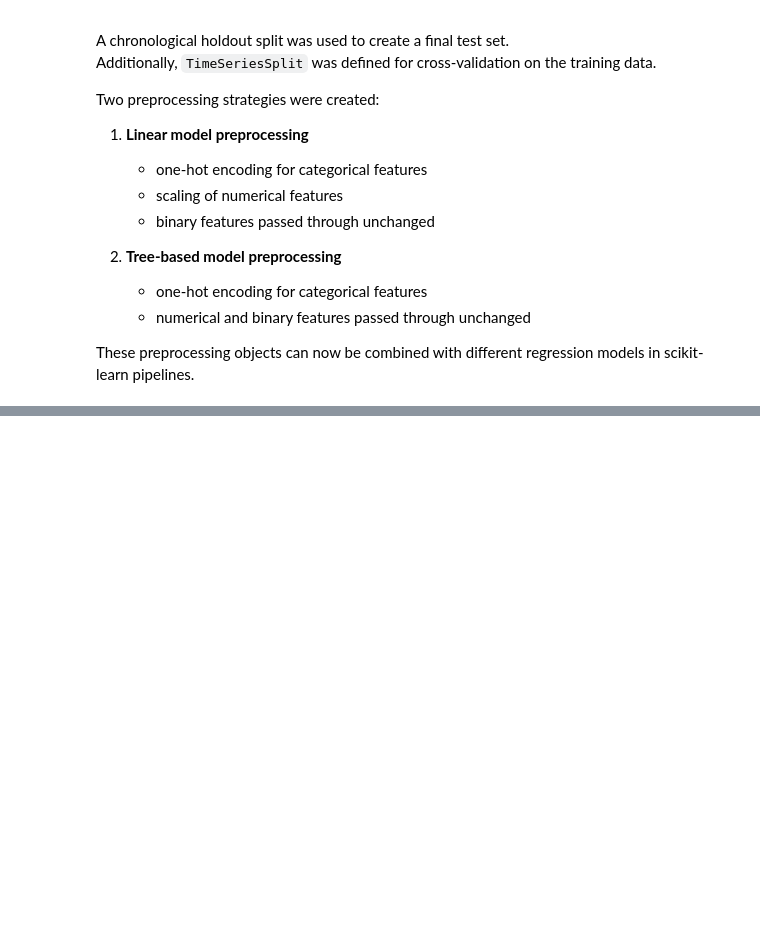
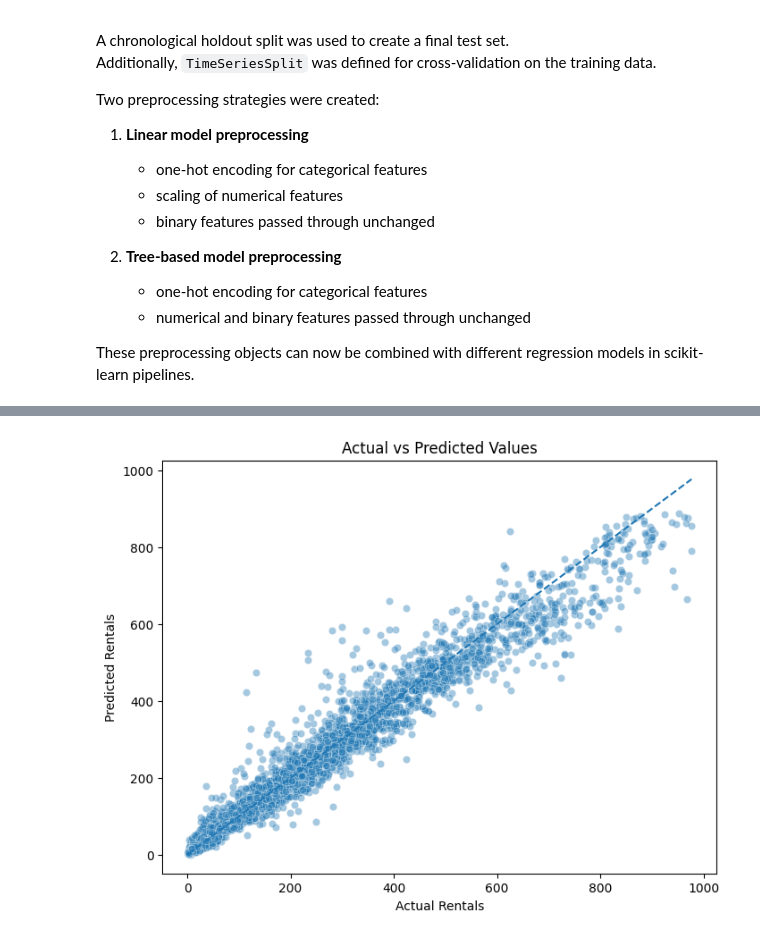
Before and after one commit to BoehmPa/AI_ML_Project, a Jupyter notebook: Feature_Engineering_and_Modeling.ipynb, the cells around one changed output, grey strips where cells are left out. Saved outputs shown, nothing was run; the diff lists cells and outputs as text; code cells hidden in the pictures; blank space fills up the shorter version.

```diff
--- a/Feature_Engineering_and_Modeling.ipynb
+++ b/Feature_Engineering_and_Modeling.ipynb
@@ -922,0 +1298,14 @@ These preprocessing objects can now be combined with different regression models
+# %%
+plt.figure(figsize=(8, 6))
+sns.scatterplot(data=prediction_df, x="actual", y="predicted", alpha=0.4)
+plt.plot(
+    [prediction_df["actual"].min(), prediction_df["actual"].max()],
+    [prediction_df["actual"].min(), prediction_df["actual"].max()],
+    linestyle="--"
+)
+plt.title("Actual vs Predicted Values")
+plt.xlabel("Actual Rentals")
+plt.ylabel("Predicted Rentals")
+plt.show()
+# %% [output]
+[figure, added]
```
Also changed, not shown: parts of 72 cells of this notebook.
